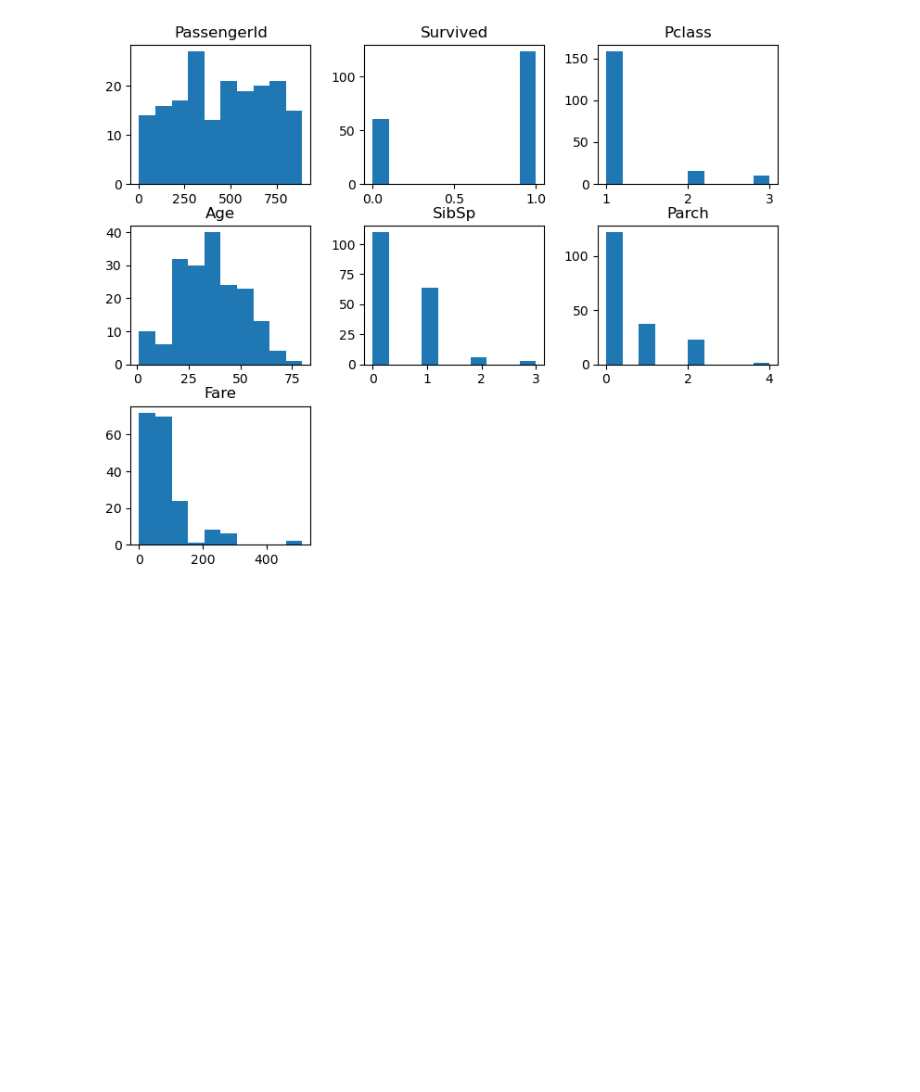
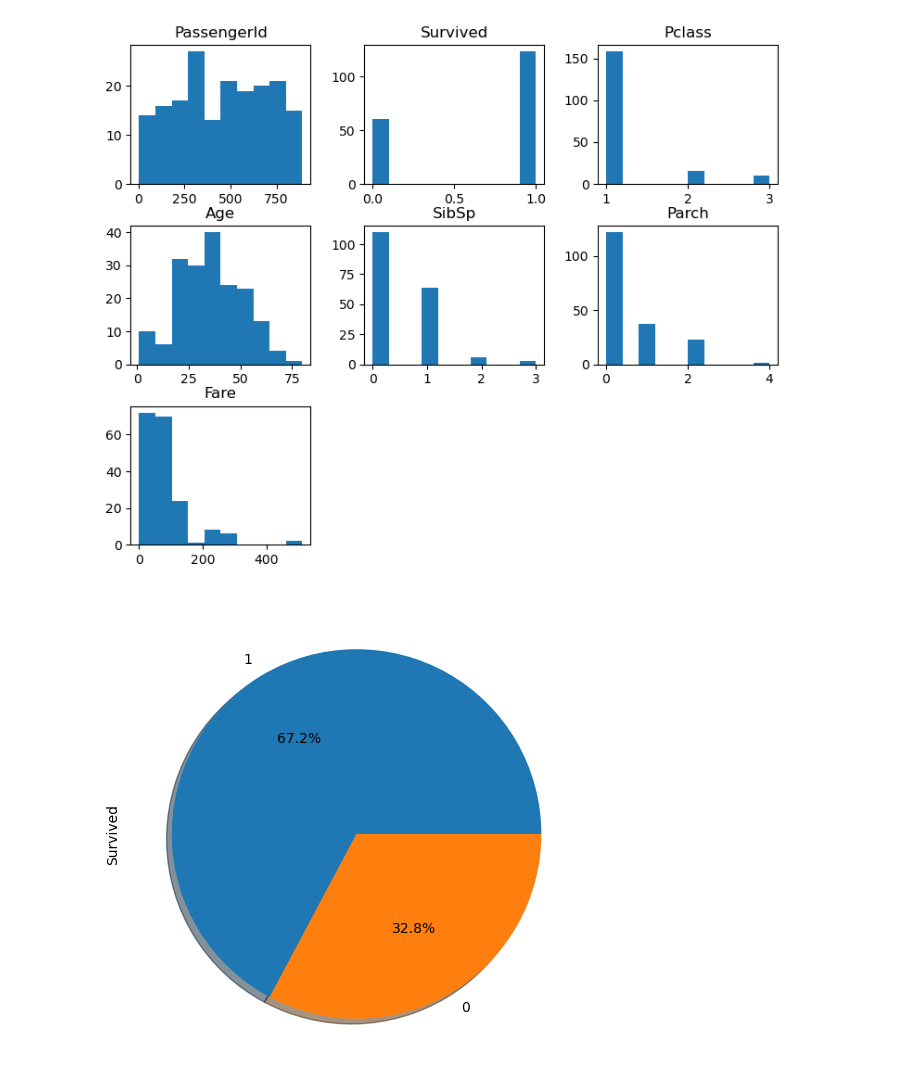
Before and after one commit to Kiash254/DS-ML, a Jupyter notebook: titanic/titanic.ipynb, the cells around one changed output. Cells and saved outputs as stored; diff of their text form; code cells hidden in the pictures; blank space fills up the shorter version.

Commit message:
adde the output image on the test

```diff
--- a/titanic/titanic.ipynb
+++ b/titanic/titanic.ipynb
@@ -140,3 +140,9 @@ train.hist(bins=10,figsize=(9,7),grid=False)
 plt.show()
 # %% [output]
 [figure]
+# %%
+#use pie chart to check the distribution between the dead ones and the survived ones
+train['Survived'].value_counts().plot(kind='pie',figsize=(6,6),autopct='%1.1f%%',shadow=True)
+plt.show()
+# %% [output]
+[figure, added]
```
Also changed, not shown: parts of 17 cells of this notebook.
